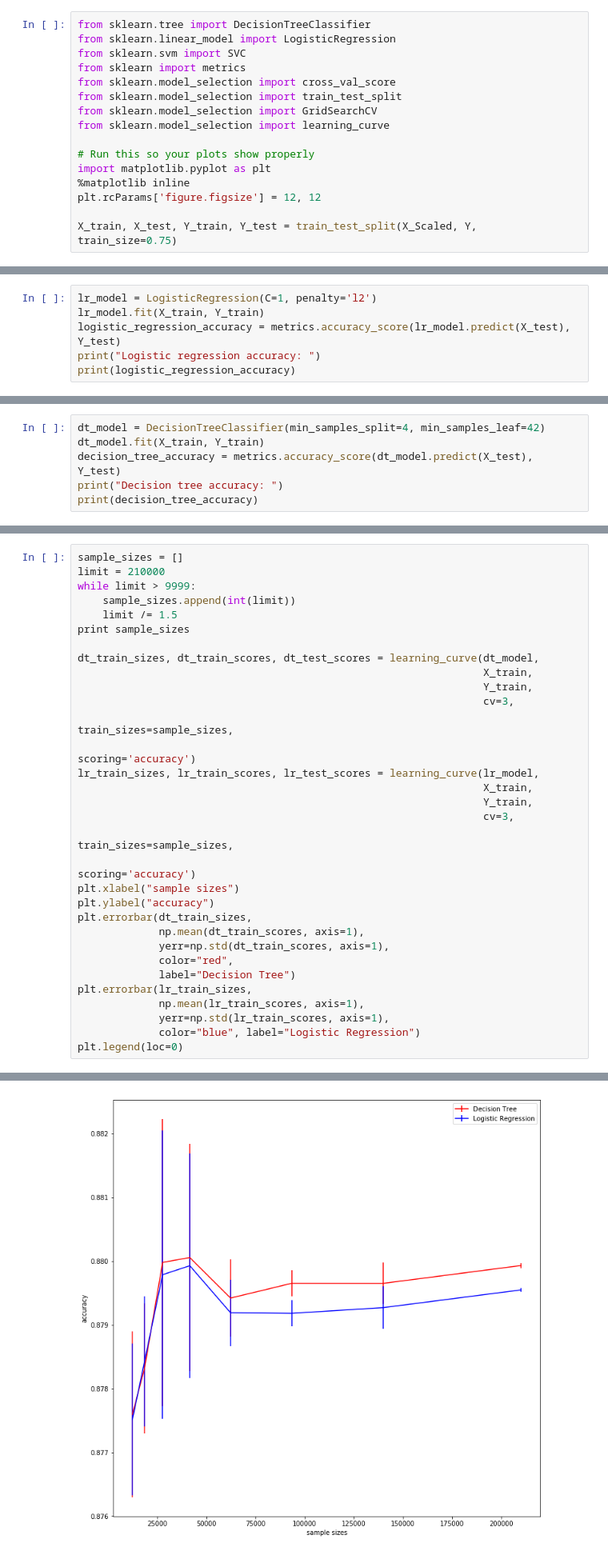
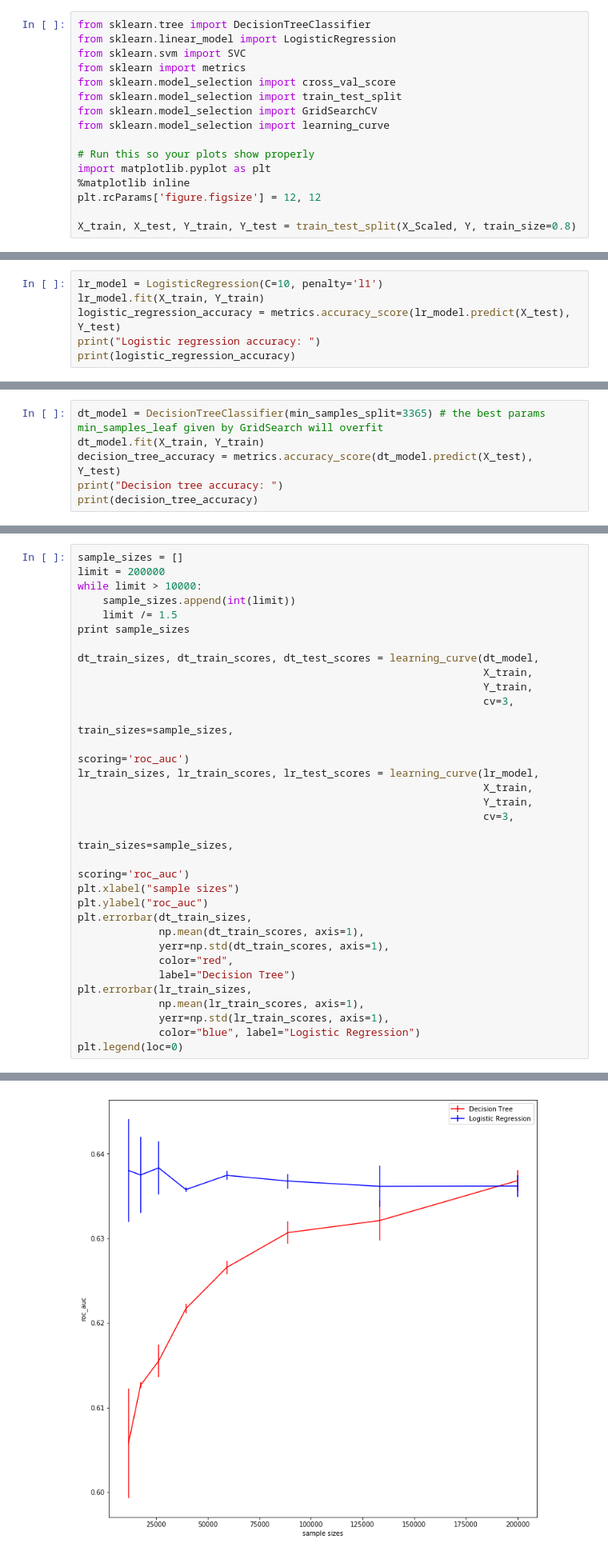
Before and after one commit to jdl359/LendingClubProject, a Jupyter notebook: Main.ipynb, the cells around one changed output, grey strips where cells are left out. Shown at 80% size. Drawn from its saved outputs; the diff is of its cells as text.

Commit message:
Update learning curve with 80% training data

```diff
--- a/Main.ipynb
+++ b/Main.ipynb
@@ -345,7 +345,7 @@ import matplotlib.pyplot as plt
 %matplotlib inline
 plt.rcParams['figure.figsize'] = 12, 12
 
-X_train, X_test, Y_train, Y_test = train_test_split(X_Scaled, Y, train_size=0.75)
+X_train, X_test, Y_train, Y_test = train_test_split(X_Scaled, Y, train_size=0.8)
 # %% [markdown]
 ### Logistic Regression
 # %%
@@ -369,5 +369,5 @@ Linear regression best params:
 # %%
-lr_model = LogisticRegression(C=1, penalty='l2')
+lr_model = LogisticRegression(C=10, penalty='l1')
 lr_model.fit(X_train, Y_train)
 logistic_regression_accuracy = metrics.accuracy_score(lr_model.predict(X_test), Y_test)
 print("Logistic regression accuracy: ")
@@ -449,5 +439,5 @@ Decision tree best params:
 # %%
-dt_model = DecisionTreeClassifier(min_samples_split=4, min_samples_leaf=42)
+dt_model = DecisionTreeClassifier(min_samples_split=3365) # the best params min_samples_leaf given by GridSearch will overfit
 dt_model.fit(X_train, Y_train)
 decision_tree_accuracy = metrics.accuracy_score(dt_model.predict(X_test), Y_test)
 print("Decision tree accuracy: ")
@@ -498,8 +484,8 @@ len(Y)
 ### Learning Curve
 # %%
 sample_sizes = []
-limit = 210000
-while limit > 9999:
+limit = 200000
+while limit > 10000:
     sample_sizes.append(int(limit))
     limit /= 1.5
 print sample_sizes
@@ -509,15 +495,15 @@ dt_train_sizes, dt_train_scores, dt_test_scores = learning_curve(dt_model,
                                                                  Y_train,
                                                                  cv=3,
                                                                  train_sizes=sample_sizes,
-                                                                 scoring='accuracy')
+                                                                 scoring='roc_auc')
 lr_train_sizes, lr_train_scores, lr_test_scores = learning_curve(lr_model,
                                                                  X_train,
                                                                  Y_train,
                                                                  cv=3,
                                                                  train_sizes=sample_sizes,
-                                                                 scoring='accuracy')
+                                                                 scoring='roc_auc')
 plt.xlabel("sample sizes")
-plt.ylabel("accuracy")
+plt.ylabel("roc_auc")
 plt.errorbar(dt_train_sizes,
              np.mean(dt_train_scores, axis=1),
              yerr=np.std(dt_train_scores, axis=1),
@@ -533,5 +519,5 @@ plt.legend(loc=0)
 <matplotlib.legend.Legend at 0x...>
-[figure, old version]
+[figure, new version]
 # %% [markdown]
 ### Cost Matrix
 # %%
```
Also changed, not shown: parts of 11 cells of this notebook.
